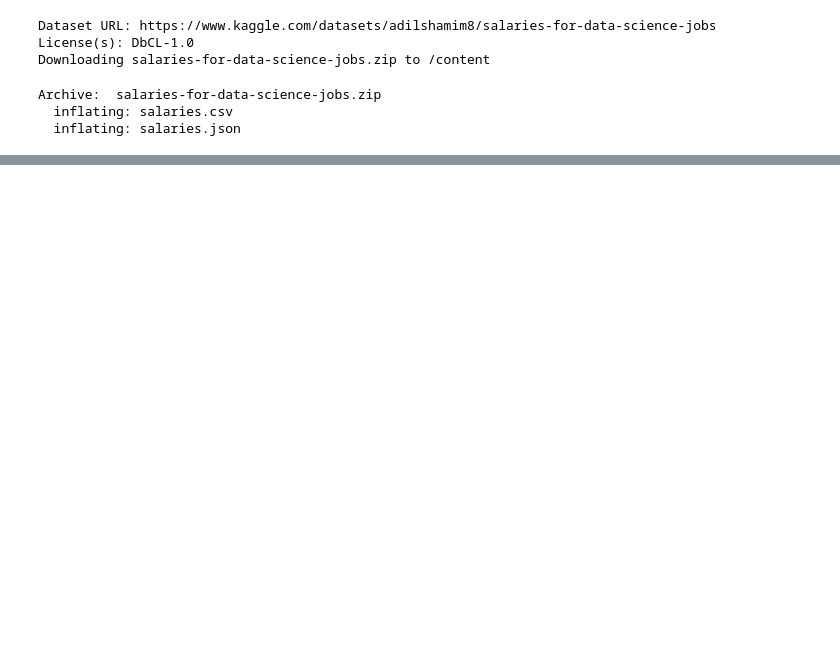
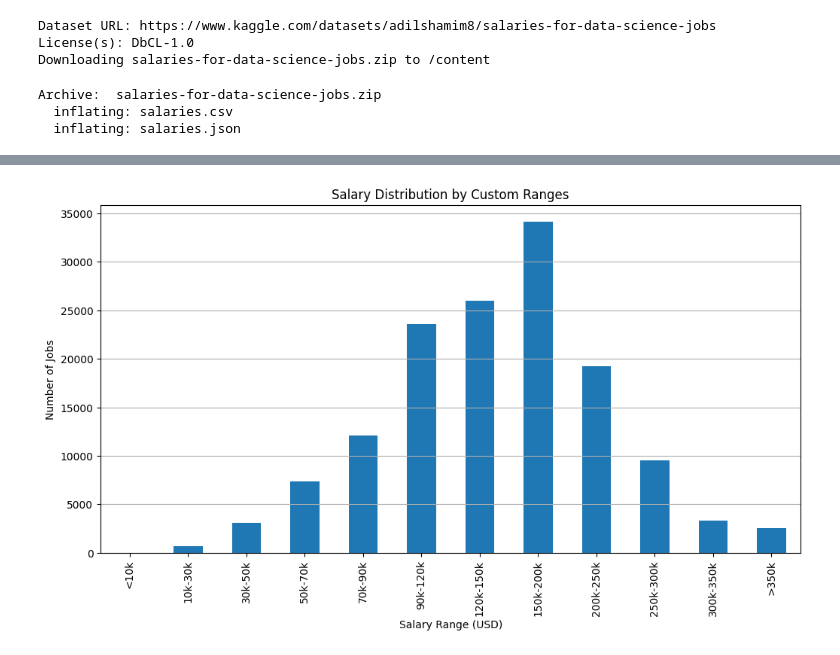
Before and after one commit to alaaguedda/python-Colab-Trainer, a Jupyter notebook: jupyter.ipynb, the cells around one changed output, grey strips where cells are left out. Drawn from its saved outputs; the diff is of its cells as text; code cells hidden in the pictures; blank space fills up the shorter version.

```diff
--- a/jupyter.ipynb
+++ b/jupyter.ipynb
@@ -75,2 +44,0 @@ df['salary'].min()
-# %%
-df['job_title'].remove('')
@@ -120,0 +86,11 @@ plt.show()
+# %%
+bins = [0, 10000, 30000, 50000, 70000, 90000, 120000, 150000, 200000, 250000, 300000, 350000, float('inf')]
+
+# Define readable labels for those ranges
+labels = [
+    '<10k', '10k-30k', '30k-50k', '50k-70k', '70k-90k', '90k-120k', '120k-150k',
+    '150k-200k', '200k-250k', '250k-300k', '300k-350k', '>350k'
+]
+
+df['salary_range'] = pd.cut(df['salary_in_usd'] , bins=bins ,labels = labels ,right= False)
+df
@@ -120,0 +111,11 @@ plt.show()
+# %%
+salary_count = df['salary_range'].value_counts().sort_index()
+plt.figure(figsize=(12, 6))
+salary_count.plot(kind='bar')
+plt.title('Salary Distribution by Custom Ranges')
+plt.xlabel('Salary Range (USD)')
+plt.ylabel('Number of Jobs')
+plt.grid(axis='y')
+plt.show()
+# %% [output]
+[figure, added]
```
Also changed, not shown: parts of 9 cells of this notebook.
